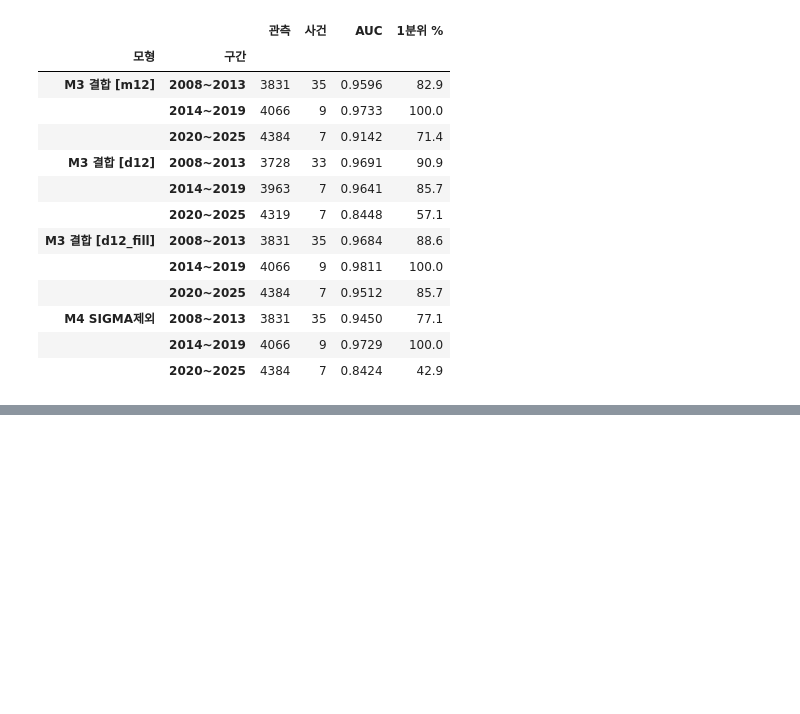
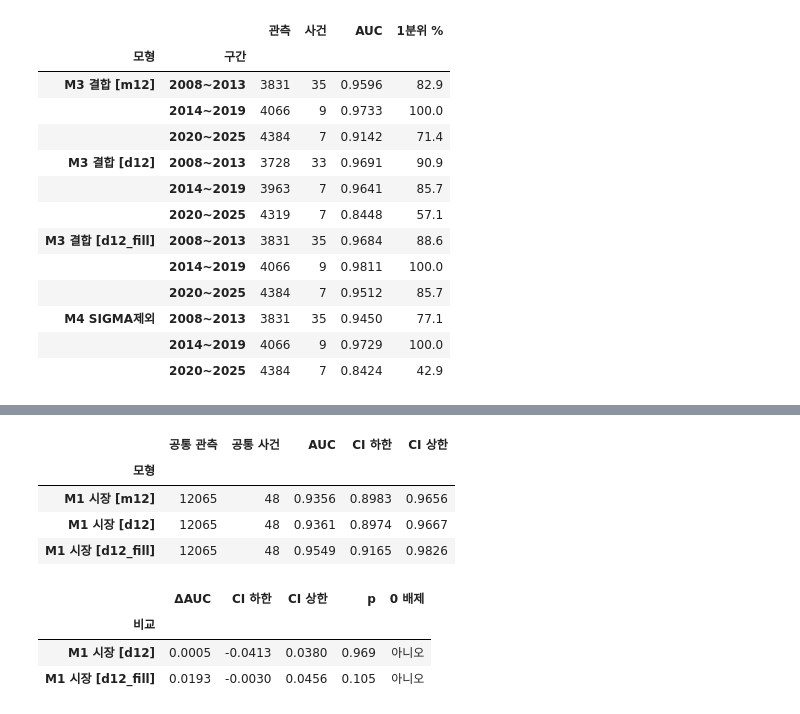
Before and after one commit to Seanjeon0220/project, a Jupyter notebook: quant/fVoL/kospi/delisted.ipynb, the cells around one changed output, grey strips where cells are left out. Saved outputs shown, nothing was run; the diff lists cells and outputs as text; code cells hidden in the pictures; blank space fills up the shorter version.

```diff
--- a/quant/fVoL/kospi/delisted.ipynb
+++ b/quant/fVoL/kospi/delisted.ipynb
@@ -2944,0 +1625,56 @@ SIGMA_d12_fill 실측      15801  81   0.51
+# %%
+# 12
+
+M1 = {'M1 시장 [m12]', 'M1 시장 [d12]', 'M1 시장 [d12_fill]'}
+K2 = [m for m in ORDER if m in M1]
+
+Wm = oos[oos['model'].isin(K2)]
+Pm = Wm.pivot_table(index=['code', 'obs_year'], columns='model', values='ph')
+Ym = Wm.groupby(['code', 'obs_year'])['y'].first()
+mm = Pm[K2].notna().all(axis=1)
+idm = Pm.index[mm]
+cdm = idm.get_level_values('code').to_numpy()
+ym = Ym.loc[idm].to_numpy().astype(int)
+Sm = Pm.loc[idm, K2].to_numpy(dtype=float)
+
+ucm, invm = np.unique(cdm, return_inverse=True)
+srm = np.argsort(invm, kind='stable')
+b0 = np.searchsorted(invm[srm], np.arange(len(ucm)))
+b1 = np.searchsorted(invm[srm], np.arange(len(ucm)), side='right')
+fim = [srm[b0[i]:b1[i]] for i in range(len(ucm))]
+
+rngm = np.random.default_rng(SEED)
+Am = np.full((B, len(K2)), np.nan)
+for b_ in range(B):
+    pk = rngm.integers(0, len(ucm), len(ucm))
+    ii = np.concatenate([fim[i] for i in pk])
+    v = ym[ii]
+    if v.sum() < 2:
+        continue
+    for j in range(len(K2)):
+        Am[b_, j] = auc_fast(v, Sm[ii, j])
+Am = Am[~np.isnan(Am).any(axis=1)]
+
+rows = []
+for j, m in enumerate(K2):
+    bs = Am[:, j]
+    rows.append({'모형': m, 'AUC': round(auc_fast(ym, Sm[:, j]), 4),
+                 'CI 하한': round(np.percentile(bs, 2.5), 4),
+                 'CI 상한': round(np.percentile(bs, 97.5), 4)})
+t8 = pd.DataFrame(rows).set_index('모형')
+t8.insert(0, '공통 관측', len(ym))
+t8.insert(1, '공통 사건', int(ym.sum()))
+display(t8)
+
+t9 = dtab(ym, Sm, Am, K2, 'M1 시장 [m12]')
+display(t9)
+# %% [output]
+|  | 공통 관측 | 공통 사건 | AUC | CI 하한 | CI 상한 |
+| 모형 |  |  |  |  |  |
+| M1 시장 [m12] | 12065 | 48 | 0.9356 | 0.8983 | 0.9656 |
+| M1 시장 [d12] | 12065 | 48 | 0.9361 | 0.8974 | 0.9667 |
+| M1 시장 [d12_fill] | 12065 | 48 | 0.9549 | 0.9165 | 0.9826 |
+|  | ΔAUC | CI 하한 | CI 상한 | p | 0 배제 |
+| 비교 |  |  |  |  |  |
+| M1 시장 [d12] | 0.0005 | -0.0413 | 0.0380 | 0.969 | 아니오 |
+| M1 시장 [d12_fill] | 0.0193 | -0.0030 | 0.0456 | 0.105 | 아니오 |
```
Also changed, not shown: parts of 18 cells of this notebook, 1 other file.
